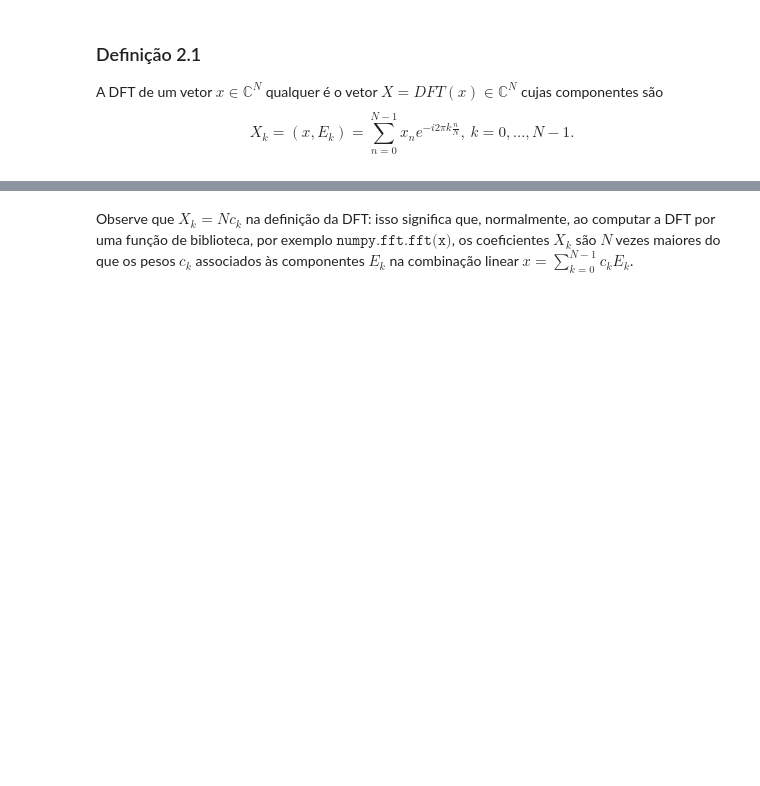
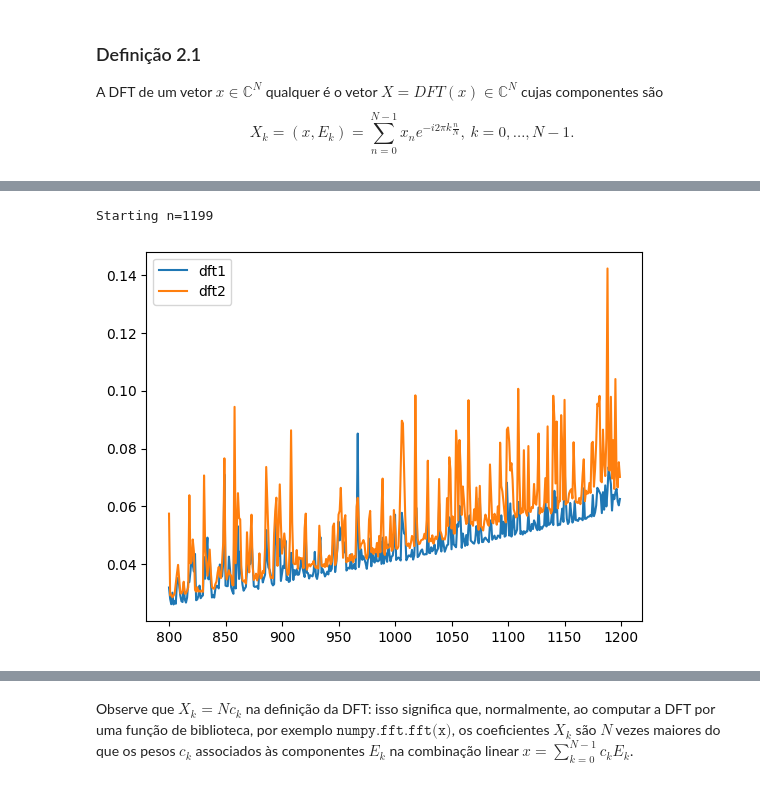
Before and after one commit to diogoalves/mac5920-dsp2022, a Jupyter notebook: aulas/section_2-4.ipynb, the cells around one changed output, grey strips where cells are left out. Cells and saved outputs as stored; diff of their text form; code cells hidden in the pictures; blank space fills up the shorter version.

```diff
--- a/aulas/section_2-4.ipynb
+++ b/aulas/section_2-4.ipynb
@@ -21,0 +178,35 @@ A DFT de um vetor $x\in\mathbb{C}^N$ qualquer é o vetor  $X=DFT(x)\in\mathbb{C}
+# %%
+# curious about the difference between my dft implementaitons
+def test_time2_dft(n_min=800, n_max=1200, repetitions=10):
+    ns = range(n_min,n_max)
+    dft1_times = []
+    dft2_times = []
+    for n in ns:
+        print(f'Starting n={n}', end ="\r" )
+        xn = np.random.randn(n)
+
+        dft1_n_results = []
+        dft2_n_results = []
+        for t in range(repetitions):
+            dft1_t0 = time.time()
+            dft1(xn)
+            dft1_t1 = time.time()
+            dft1_n_results.append(dft1_t1-dft1_t0)
+
+            dft2_t0 = time.time()
+            dft2(xn)
+            dft2_t1 = time.time()
+            dft2_n_results.append(dft2_t1-dft2_t0)
+
+        dft1_times.append(sum(dft1_n_results)/repetitions)
+        dft2_times.append(sum(dft2_n_results)/repetitions)
+
+    plt.plot(ns, dft1_times, label='dft1')
+    plt.plot(ns, dft2_times, label='dft2')
+    plt.legend()
+
+
+test_time2_dft(n_min=800, n_max=1200, repetitions=1)
+# %% [output]
+Starting n=1199
+[figure, added]
```
Also changed, not shown: parts of 10 cells of this notebook, 3 other files.
